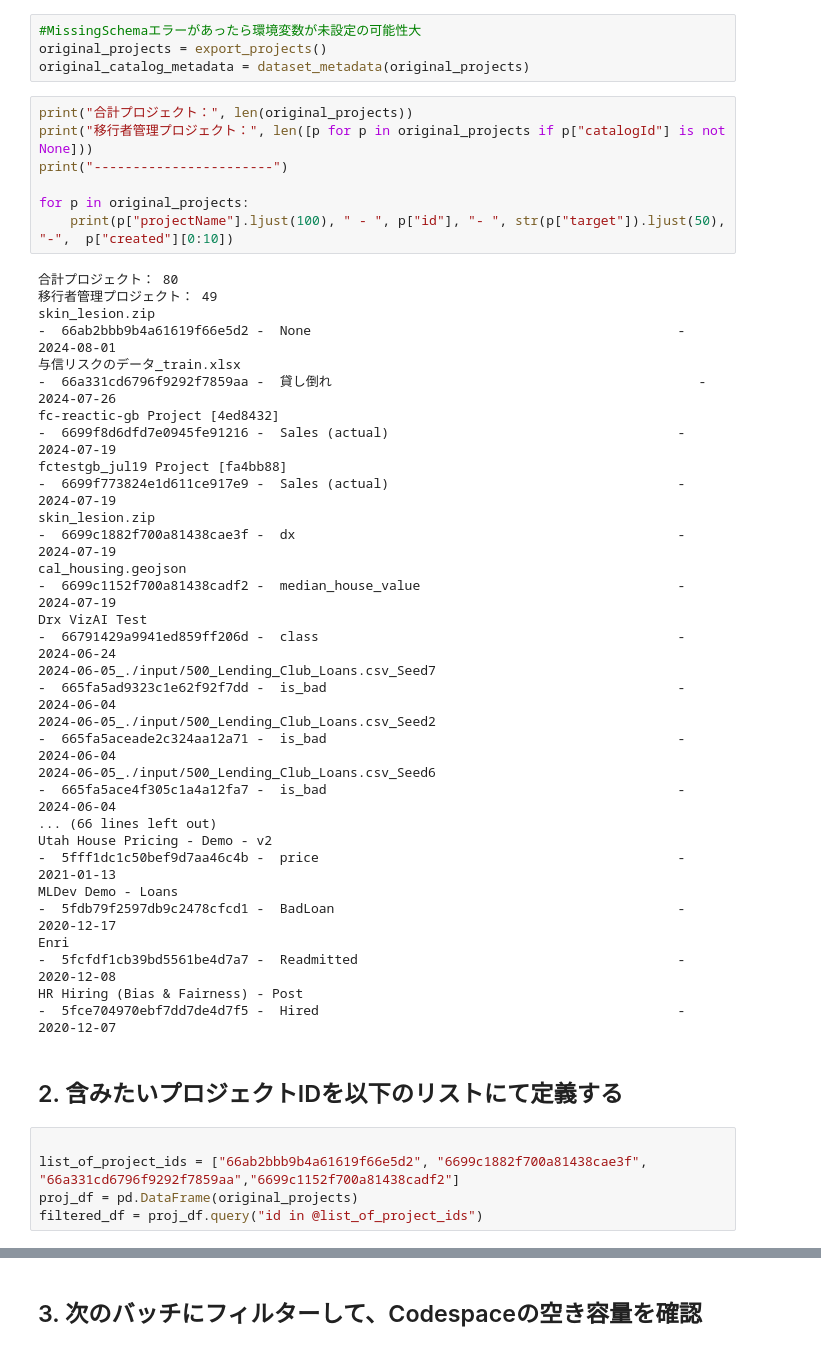
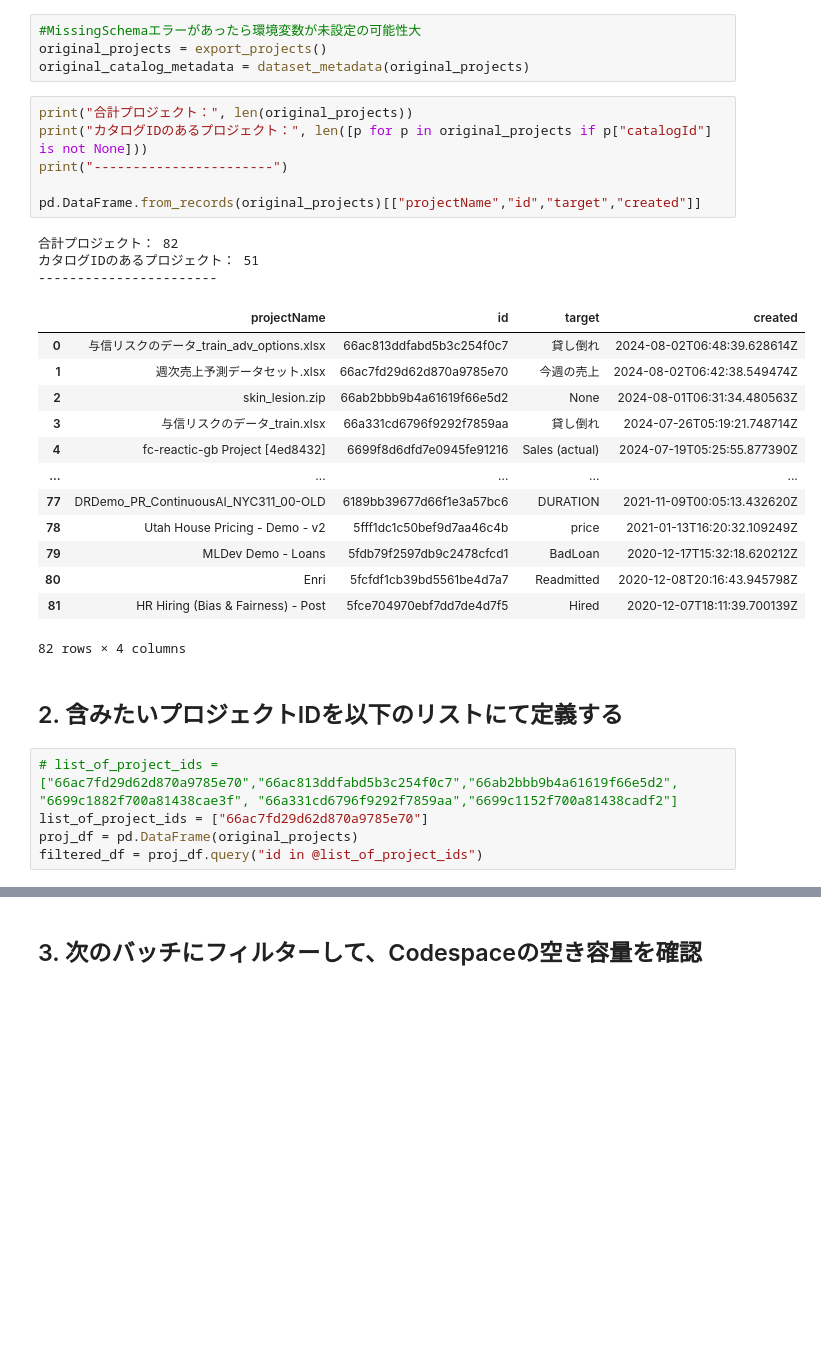
Before and after one commit to greigbl/migrations, a Jupyter notebook: migrate - projects.ipynb, the cells around one changed output, grey strips where cells are left out. Saved outputs shown, nothing was run; the diff lists cells and outputs as text; blank space fills up the shorter version.

```diff
--- a/migrate - projects.ipynb
+++ b/migrate - projects.ipynb
@@ -19,34 +20,32 @@ original_projects = export_projects()
 original_catalog_metadata = dataset_metadata(original_projects)
 # %%
 print("合計プロジェクト：", len(original_projects))
-print("移行者管理プロジェクト：", len([p for p in original_projects if p["catalogId"] is not None]))
+print("カタログIDのあるプロジェクト：", len([p for p in original_projects if p["catalogId"] is not None]))
 print("-----------------------")
 
-for p in original_projects:
-    print(p["projectName"].ljust(100), " - ", p["id"], "- ", str(p["target"]).ljust(50), "-",  p["created"][0:10])
+pd.DataFrame.from_records(original_projects)[["projectName","id","target","created"]]
 # %% [output]
-合計プロジェクト： 80
-移行者管理プロジェクト： 49
-skin_lesion.zip                                                                                       -  66ab2bbb9b4a61619f66e5d2 -  None                                               - 2024-08-01
-与信リスクのデータ_train.xlsx                                                                                 -  66a331cd6796f9292f7859aa -  貸し倒れ                                               - 2024-07-26
-fc-reactic-gb Project [4ed8432]                                                                       -  6699f8d6dfd7e0945fe91216 -  Sales (actual)                                     - 2024-07-19
-fctestgb_jul19 Project [fa4bb88]                                                                      -  6699f773824e1d611ce917e9 -  Sales (actual)                                     - 2024-07-19
-skin_lesion.zip                                                                                       -  6699c1882f700a81438cae3f -  dx                                                 - 2024-07-19
-cal_housing.geojson                                                                                   -  6699c1152f700a81438cadf2 -  median_house_value                                 - 2024-07-19
-Drx VizAI Test                                                                                        -  66791429a9941ed859ff206d -  class                                              - 2024-06-24
-2024-06-05_./input/500_Lending_Club_Loans.csv_Seed7                                                   -  665fa5ad9323c1e62f92f7dd -  is_bad                                             - 2024-06-04
-2024-06-05_./input/500_Lending_Club_Loans.csv_Seed2                                                   -  665fa5aceade2c324aa12a71 -  is_bad                                             - 2024-06-04
-2024-06-05_./input/500_Lending_Club_Loans.csv_Seed6                                                   -  665fa5ace4f305c1a4a12fa7 -  is_bad                                             - 2024-06-04
-... (66 lines left out)
-Utah House Pricing - Demo - v2                                                                        -  5fff1dc1c50bef9d7aa46c4b -  price                                              - 2021-01-13
-MLDev Demo - Loans                                                                                    -  5fdb79f2597db9c2478cfcd1 -  BadLoan                                            - 2020-12-17
-Enri                                                                                                  -  5fcfdf1cb39bd5561be4d7a7 -  Readmitted                                         - 2020-12-08
-HR Hiring (Bias & Fairness) - Post                                                                    -  5fce704970ebf7dd7de4d7f5 -  Hired                                              - 2020-12-07
+合計プロジェクト： 82
+カタログIDのあるプロジェクト： 51
+-----------------------
+|  | projectName | id | target | created |
+| 0 | 与信リスクのデータ_train_adv_options.xlsx | 66ac813ddfabd5b3c254f0c7 | 貸し倒れ | 2024-08-02T06:48:39.628614Z |
+| 1 | 週次売上予測データセット.xlsx | 66ac7fd29d62d870a9785e70 | 今週の売上 | 2024-08-02T06:42:38.549474Z |
+| 2 | skin_lesion.zip | 66ab2bbb9b4a61619f66e5d2 | None | 2024-08-01T06:31:34.480563Z |
+| 3 | 与信リスクのデータ_train.xlsx | 66a331cd6796f9292f7859aa | 貸し倒れ | 2024-07-26T05:19:21.748714Z |
+| 4 | fc-reactic-gb Project [4ed8432] | 6699f8d6dfd7e0945fe91216 | Sales (actual) | 2024-07-19T05:25:55.877390Z |
+| ... | ... | ... | ... | ... |
+| 77 | DRDemo_PR_ContinuousAI_NYC311_00-OLD | 6189bb39677d66f1e3a57bc6 | DURATION | 2021-11-09T00:05:13.432620Z |
+| 78 | Utah House Pricing - Demo - v2 | 5fff1dc1c50bef9d7aa46c4b | price | 2021-01-13T16:20:32.109249Z |
+| 79 | MLDev Demo - Loans | 5fdb79f2597db9c2478cfcd1 | BadLoan | 2020-12-17T15:32:18.620212Z |
+| 80 | Enri | 5fcfdf1cb39bd5561be4d7a7 | Readmitted | 2020-12-08T20:16:43.945798Z |
+| 81 | HR Hiring (Bias & Fairness) - Post | 5fce704970ebf7dd7de4d7f5 | Hired | 2020-12-07T18:11:39.700139Z |
+82 rows × 4 columns
 # %% [markdown]
 ## 2. 含みたいプロジェクトIDを以下のリストにて定義する
 # %%
-
-list_of_project_ids = ["66ab2bbb9b4a61619f66e5d2", "6699c1882f700a81438cae3f", "66a331cd6796f9292f7859aa","6699c1152f700a81438cadf2"]
+# list_of_project_ids = ["66ac7fd29d62d870a9785e70","66ac813ddfabd5b3c254f0c7","66ab2bbb9b4a61619f66e5d2", "6699c1882f700a81438cae3f", "66a331cd6796f9292f7859aa","6699c1152f700a81438cadf2"]
+list_of_project_ids = ["66ac7fd29d62d870a9785e70"]
 proj_df = pd.DataFrame(original_projects)
 filtered_df = proj_df.query("id in @list_of_project_ids")
 # %%
```
Also changed, not shown: parts of 14 cells of this notebook, 5 other files.
